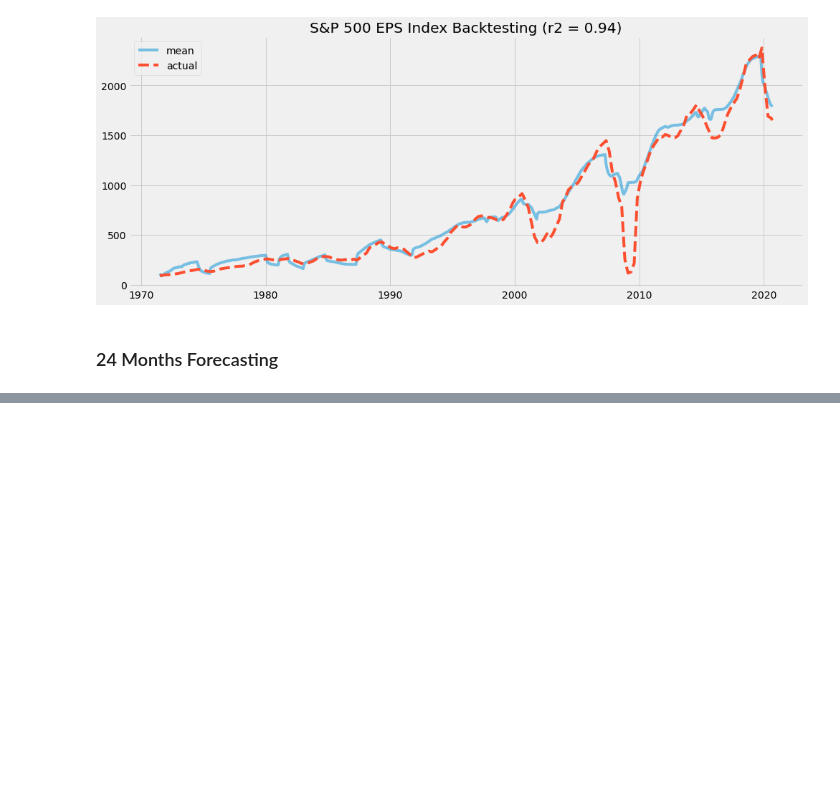
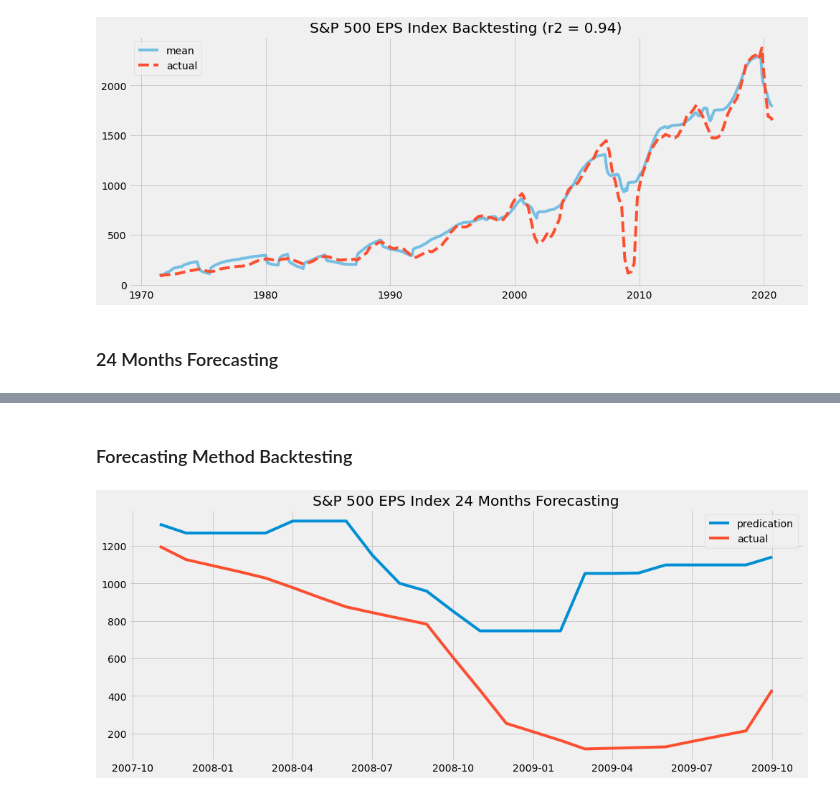
Before and after one commit to chenxd2/DSI-KPMG-Capstone, a Jupyter notebook: Ensemble_Backtesting.ipynb, the cells around one changed output, grey strips where cells are left out. Drawn from its saved outputs; the diff is of its cells as text; code cells hidden in the pictures; blank space fills up the shorter version.

```diff
--- a/Ensemble_Backtesting.ipynb
+++ b/Ensemble_Backtesting.ipynb
@@ -28,14 +28,14 @@ lags_cnn = [12]*12+[24]*12
 
 leads = range(1,24+1)
 # %%
-cnn_model = AutoCNN(data_name='data_1107.xlsx', target_name='SP500-EPS-Index', drop_cols=[])
+cnn_model = AutoCNN(data_name='data_1107.xlsx', target_name='SP500-EPS-Index')
 cnn_model.run(use_target=True, lags=lags_cnn, leads=leads)
 cnn_p, cnn_t = cnn_model.get_backtesting()
 
-rf_model = AutoRF(data_name='data_1107.xlsx', target_name='SP500-EPS-Index', drop_cols=[])
+rf_model = AutoRF(data_name='data_1107.xlsx', target_name='SP500-EPS-Index')
 rf_model.run(lags=lags, leads=leads)
 rf_p, rf_t = rf_model.get_backtesting()
 
-lstm_model = AutoLSTM(data_name='data_1107.xlsx', target_name='SP500-EPS-Index', drop_cols=[])
+lstm_model = AutoLSTM(data_name='data_1107.xlsx', target_name='SP500-EPS-Index')
 lstm_model.run(use_target=True, lags=lags, leads=leads)
 lstm_p, lstm_t = lstm_model.get_backtesting()
@@ -231,0 +211,6 @@ plt.show()
+# %% [markdown]
+### Forecasting Method Backtesting
+# %%
+bt_result1 = get_single_forecasting('2007-10')
+# %% [output]
+[figure, added]
```
Also changed, not shown: parts of 11 cells of this notebook.
